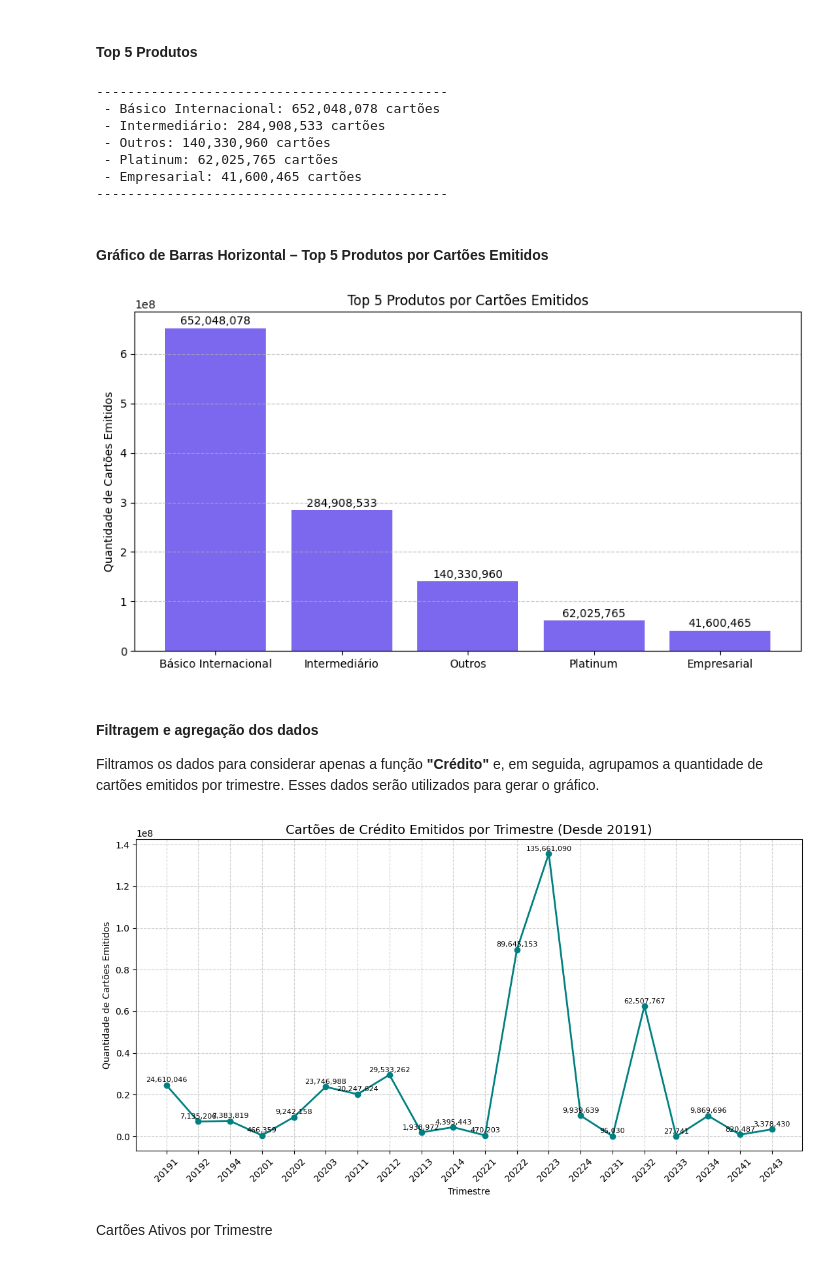
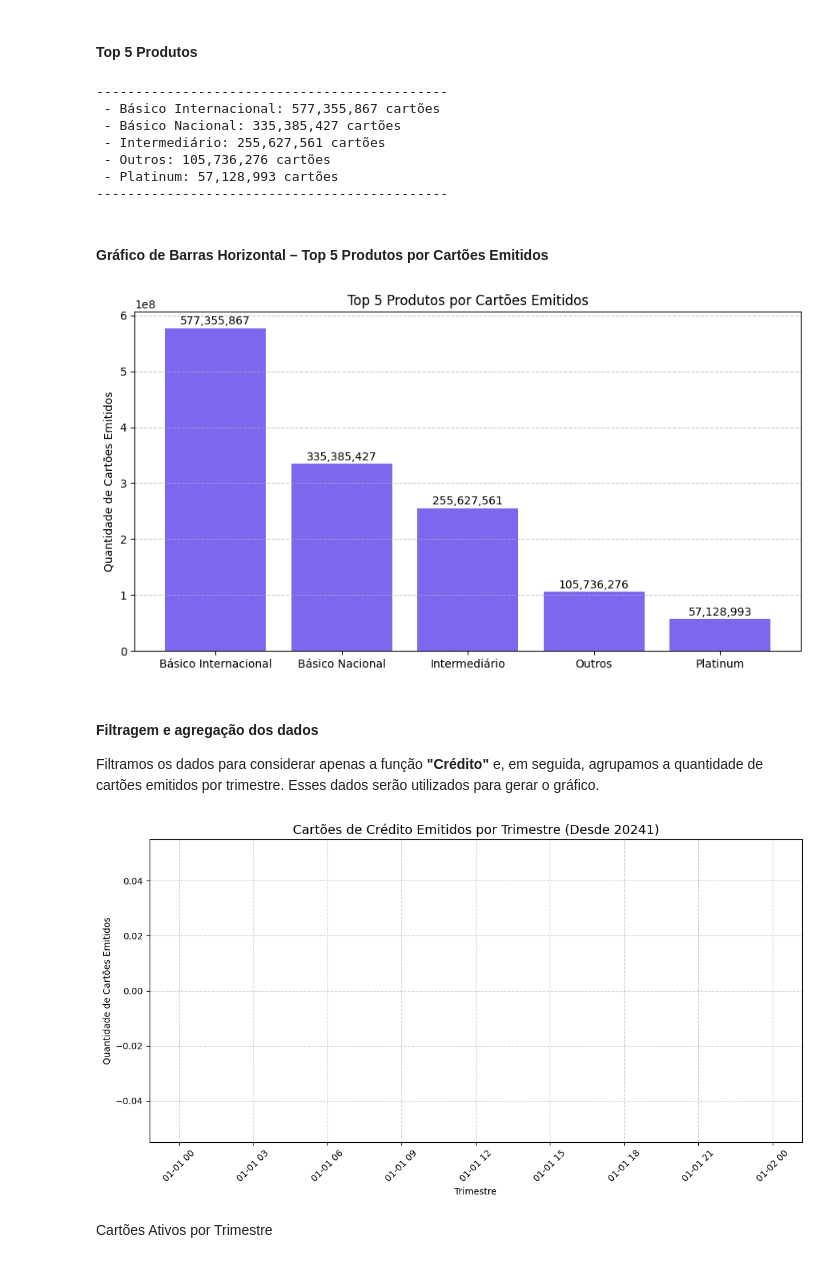
Before and after one commit to AndreyrbSilva/ETLCartoes, a Jupyter notebook: Relatorio.ipynb, the cells around one changed output. Cells and saved outputs as stored; diff of their text form; code cells hidden in the pictures.

```diff
--- a/Relatorio.ipynb
+++ b/Relatorio.ipynb
@@ -93,0 +128,3 @@ df.describe(include='all')
+# %%
+df['trimestre'] = pd.to_datetime(df['trimestre'], format='%Y-%m-%d', errors='coerce')
+df['trimestre'] = df['trimestre'].dt.date
@@ -246,11 +303,11 @@ for produto, valor in top_produtos.items():
 print("-" * 45)
 # %% [output]
 ---------------------------------------------
- - Básico Internacional: 652,048,078 cartões
- - Intermediário: 284,908,533 cartões
- - Outros: 140,330,960 cartões
- - Platinum: 62,025,765 cartões
- - Empresarial: 41,600,465 cartões
+ - Básico Internacional: 577,355,867 cartões
+ - Básico Nacional: 335,385,427 cartões
+ - Intermediário: 255,627,561 cartões
+ - Outros: 105,736,276 cartões
+ - Platinum: 57,128,993 cartões
 ---------------------------------------------
 # %% [markdown]
 <h4>Gráfico de Barras Horizontal – Top 5 Produtos por Cartões Emitidos</h4>
@@ -272,7 +329,7 @@ for i, valor in enumerate(valores):
 plt.tight_layout()
 plt.show()
 # %% [output]
-[figure, old version]
+[figure, new version]
 # %% [markdown]
 <h4>Filtragem e agregação dos dados</h4>
 
@@ -287,19 +344,19 @@ valores = df_emitidos.values
 # %%
 plt.figure(figsize=(11, 6))
 plt.plot(trimestres, valores, marker='o', color='teal', linewidth=2)
-plt.title('Cartões de Crédito Emitidos por Trimestre (Desde 20191)', fontsize=14)
+plt.title('Cartões de Crédito Emitidos por Trimestre (Desde 20241)', fontsize=14)
 plt.xlabel('Trimestre')
 plt.ylabel('Quantidade de Cartões Emitidos')
 plt.grid(True, linestyle='--', alpha=0.6)
 
 for i, valor in enumerate(valores):
     plt.text(i, valor + max(valores)*0.01, f"{valor:,}", ha='center', fontsize=8)
 
 plt.xticks(rotation=45)
 plt.tight_layout()
 plt.show()
 # %% [output]
-[figure, old version]
+[figure, new version]
 # %% [markdown]
 Cartões Ativos por Trimestre
 # %%
```
Also changed, not shown: parts of 35 cells of this notebook, 7 other files.
